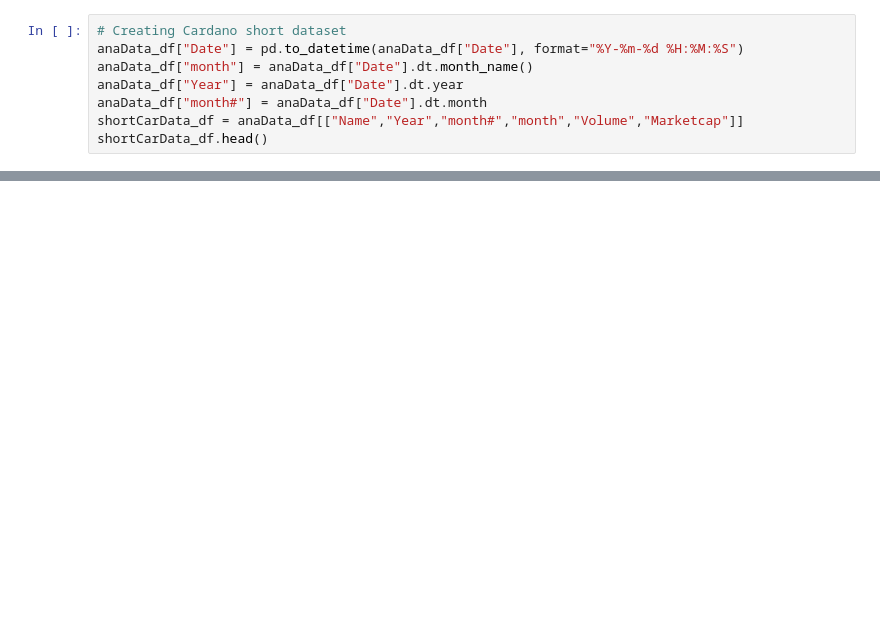
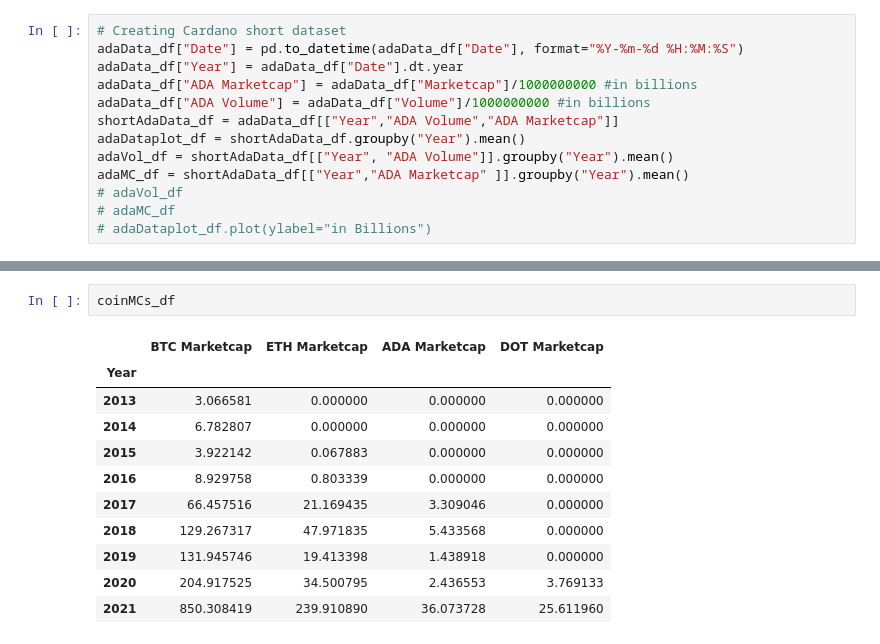
Before and after one commit to WayneJ2/CryptoFutures--Project-1, a Jupyter notebook: CryptoPy_Wayne.ipynb, the cells around one changed output, grey strips where cells are left out. Cells and saved outputs as stored; diff of their text form; blank space fills up the shorter version.

```diff
--- a/CryptoPy_Wayne.ipynb
+++ b/CryptoPy_Wayne.ipynb
@@ -63,8 +55,13 @@ ethData_df.tail(50)
 # %%
 # Creating Cardano short dataset
-anaData_df["Date"] = pd.to_datetime(anaData_df["Date"], format="%Y-%m-%d %H:%M:%S")
-anaData_df["month"] = anaData_df["Date"].dt.month_name()
-anaData_df["Year"] = anaData_df["Date"].dt.year
-anaData_df["month#"] = anaData_df["Date"].dt.month
-shortCarData_df = anaData_df[["Name","Year","month#","month","Volume","Marketcap"]]
-shortCarData_df.head()
+adaData_df["Date"] = pd.to_datetime(adaData_df["Date"], format="%Y-%m-%d %H:%M:%S")
+adaData_df["Year"] = adaData_df["Date"].dt.year
+adaData_df["ADA Marketcap"] = adaData_df["Marketcap"]/1000000000 #in billions
+adaData_df["ADA Volume"] = adaData_df["Volume"]/1000000000 #in billions
+shortAdaData_df = adaData_df[["Year","ADA Volume","ADA Marketcap"]]
+adaDataplot_df = shortAdaData_df.groupby("Year").mean()
+adaVol_df = shortAdaData_df[["Year", "ADA Volume"]].groupby("Year").mean()
+adaMC_df = shortAdaData_df[["Year","ADA Marketcap" ]].groupby("Year").mean()
+# adaVol_df
+# adaMC_df
+# adaDataplot_df.plot(ylabel="in Billions")
@@ -107,0 +108,14 @@ shortPolData_df.head()
+# %%
+coinMCs_df
+# %% [output]
+|  | BTC Marketcap | ETH Marketcap | ADA Marketcap | DOT Marketcap |
+| Year |  |  |  |  |
+| 2013 | 3.066581 | 0.000000 | 0.000000 | 0.000000 |
+| 2014 | 6.782807 | 0.000000 | 0.000000 | 0.000000 |
+| 2015 | 3.922142 | 0.067883 | 0.000000 | 0.000000 |
+| 2016 | 8.929758 | 0.803339 | 0.000000 | 0.000000 |
+| 2017 | 66.457516 | 21.169435 | 3.309046 | 0.000000 |
+| 2018 | 129.267317 | 47.971835 | 5.433568 | 0.000000 |
+| 2019 | 131.945746 | 19.413398 | 1.438918 | 0.000000 |
+| 2020 | 204.917525 | 34.500795 | 2.436553 | 3.769133 |
+| 2021 | 850.308419 | 239.910890 | 36.073728 | 25.611960 |
```
Also changed, not shown: parts of 20 cells of this notebook.
